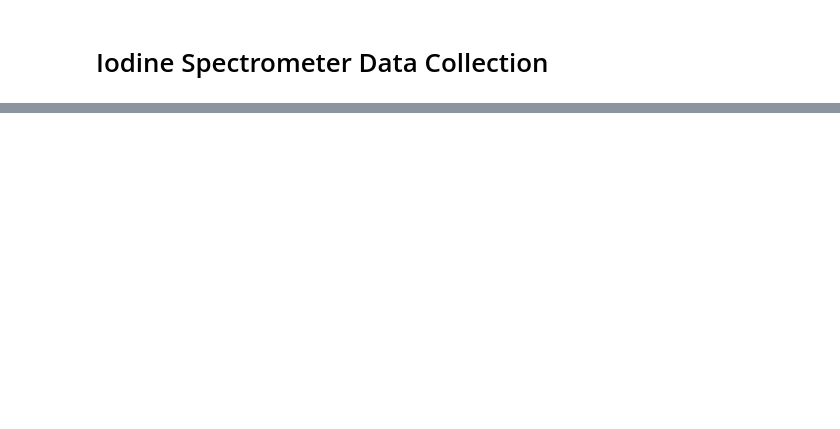
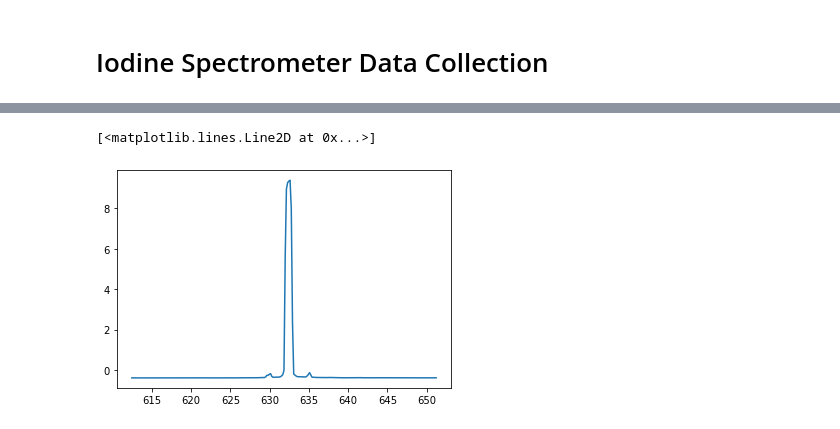
Before and after one commit to RachelOdunuga/4th-Year-Labs, a Jupyter notebook: Lab 2 - Iodine Spectrometer/Data Aquisition.ipynb, the cells around one changed output, grey strips where cells are left out. Cells and saved outputs as stored; diff of their text form; code cells hidden in the pictures; blank space fills up the shorter version.

```diff
--- a/Lab 2 - Iodine Spectrometer/Data Aquisition.ipynb
+++ b/Lab 2 - Iodine Spectrometer/Data Aquisition.ipynb
@@ -121,0 +107,10 @@ plt.grid(True)
+# %%
+file = pd.read_csv('ADC_Laser - Trial one.csv')
+angle = list(file['lambda_nm_est'])
+volts = list(file['ch0_mean_V'])
+
+plt.plot(angle[400:], volts[400:])
+#plt.xlim(630,635)
+# %% [output]
+[<matplotlib.lines.Line2D at 0x...>]
+[figure, added]
```
Also changed, not shown: parts of 10 cells of this notebook.
